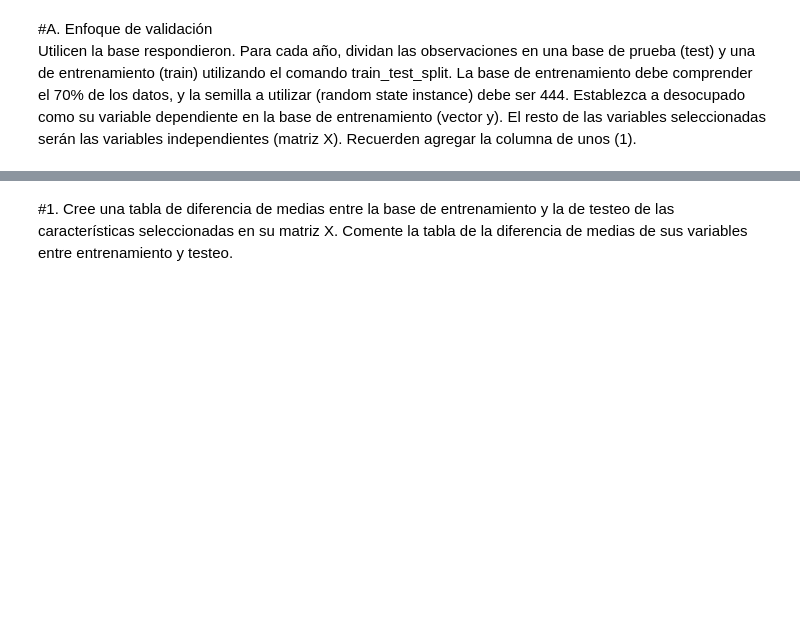
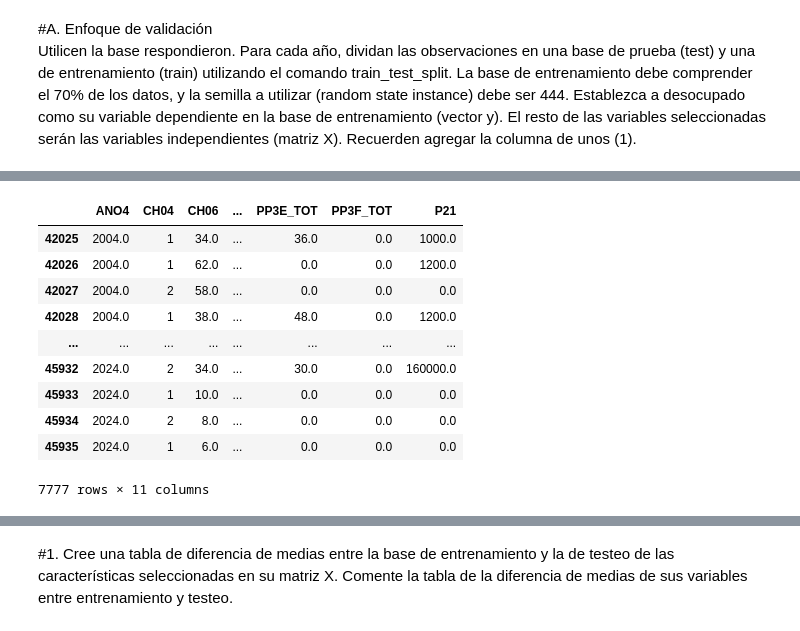
Before and after one commit to RoccoGabrielPimenta/BigDataUBA-Grupo22, a Jupyter notebook: TP 4/Big_Data_TP4_Grupo22.ipynb, the cells around one changed output, grey strips where cells are left out. Drawn from its saved outputs; the diff is of its cells as text; code cells hidden in the pictures; blank space fills up the shorter version.

Commit message:
Subo unos intentos de hacer el primer punto

```diff
--- a/TP 4/Big_Data_TP4_Grupo22.ipynb
+++ b/TP 4/Big_Data_TP4_Grupo22.ipynb
@@ -13,0 +64,62 @@ variables independientes (matriz X). Recuerden agregar la columna de unos
+# %%
+#lo primero que hacemos es tomar los datos de la region patagonica del año 2004. Para eso filtramos el inclullendo solo aquellas regiones que responden a la patagonia.
+#Luego, tomamos los datos de la region patagonica del año 2024. Para eso filtramos el inclullendo solo aquellas regiones que responden al numero 42.
+#Para concluir,juantamos las distitas que responden a esta region.
+df2[df2["region"]=='Patagónica']
+df3 = df[df["REGION"]==42]
+df3
+df4 = df2[df2["region"]=="Patagónica"]
+df4.columns = df4.columns.str.upper()
+df4
+df_completo = pd.concat([df3,df4],axis=0)
+#Indicamos cuáles de esas columnas vamos a estar utilizando
+columnas_a_usar = [1,11,13,14,19,20,21,27,44,45,132]
+columnas_a_usar1 = [27]
+
+#filtramos las columnas que queremos en un nuevo dataset
+df_filtrado_24 = df_completo.iloc[0:4513, columnas_a_usar]
+df_filtrado_04 = df_completo.iloc[4513:7777, columnas_a_usar]
+
+#filtramos para tener los datos de los dos años en una sola base de datos
+df8 = df_filtrado_04
+df8["CH04"] = df8["CH04"].replace({'Varón':1, 'Mujer':2})
+df8["CH06"] = df8["CH06"].replace({'Menos de 1 año':0, '98 y más años':98})
+df8["CH07"] = df8["CH07"].replace({'Unido':1, 'Casado':2, 'Separado o divorciado':3, 'Viudo':4, 'Soltero':5})
+df8['ESTADO'] = df8['ESTADO'].replace({
+    'Ocupado': 1,
+    'Desocupado': 2,
+    'Inactivo': 3,
+    "Menor de 10 años" : 4
+})
+df8["CH12"] = df8["CH12"].replace({"Jardín/Preescolar":0, "Primario":6, "EGB":9, "Secundario":12, "Polimodal":12, "Terciario":18, "Universitario":18, "Posgrado Universitario":24, "Educación especial (discapacitado)":0})
+df8["CH13"] = df8["CH13"].replace({"Sí":0, "No":-1, "Ns./Nr.":0})
+df8["CH14"] = df8["CH14"].replace({"Ninguno":6, "Primero":5, "Segundo":4, "Tercero":3, "Cuarto":2, "Quinto":1, "Sexto":6, "Séptimo":7, "Octavo":8, "Noveno":9,"Educación especial":0,"Ns/Nr":0})
+df8
+df9 = df_filtrado_24
+df9["CH12"] = df9["CH12"].replace({0:0, 2:6, 3:9, 4:12, 5:12, 6:18, 7:18,8:24, 9:0})
+df9["CH13"] = df9["CH13"].replace({0:0, 1.0:-1, 9:0})
+df9["CH14"] = df9["CH14"].replace({0:6, 1:5, 2:4,3:3, 4:2, 5:1, 6:6, 7:7,8:8, 9:9, 98:0, 99:0})
+
+#Limpiamos los datos que no nos interesan y definimos una versión final para la base de datos
+ultimo_df = pd.concat([df8, df9],axis=0)
+ultimo_df = ultimo_df.replace("NaN", 0)
+ultimo_df = ultimo_df.replace([np.nan, -np.inf], 0)
+ultimo_df = ultimo_df.apply(pd.to_numeric, errors='coerce').fillna(0)
+ultimo_df['CH13'] = ultimo_df['CH13'].replace(2, -1)
+ultimo_df.loc[ultimo_df['CH13'] < 3, 'CH13'] = 0
+
+pd.set_option("display.max_rows", 8)
+
+ultimo_df
+# %% [output]
+|  | ANO4 | CH04 | CH06 | ... | PP3E_TOT | PP3F_TOT | P21 |
+| 42025 | 2004.0 | 1 | 34.0 | ... | 36.0 | 0.0 | 1000.0 |
+| 42026 | 2004.0 | 1 | 62.0 | ... | 0.0 | 0.0 | 1200.0 |
+| 42027 | 2004.0 | 2 | 58.0 | ... | 0.0 | 0.0 | 0.0 |
+| 42028 | 2004.0 | 1 | 38.0 | ... | 48.0 | 0.0 | 1200.0 |
+| ... | ... | ... | ... | ... | ... | ... | ... |
+| 45932 | 2024.0 | 2 | 34.0 | ... | 30.0 | 0.0 | 160000.0 |
+| 45933 | 2024.0 | 1 | 10.0 | ... | 0.0 | 0.0 | 0.0 |
+| 45934 | 2024.0 | 2 | 8.0 | ... | 0.0 | 0.0 | 0.0 |
+| 45935 | 2024.0 | 1 | 6.0 | ... | 0.0 | 0.0 | 0.0 |
+7777 rows × 11 columns
```
Also changed, not shown: parts of 16 cells of this notebook.
